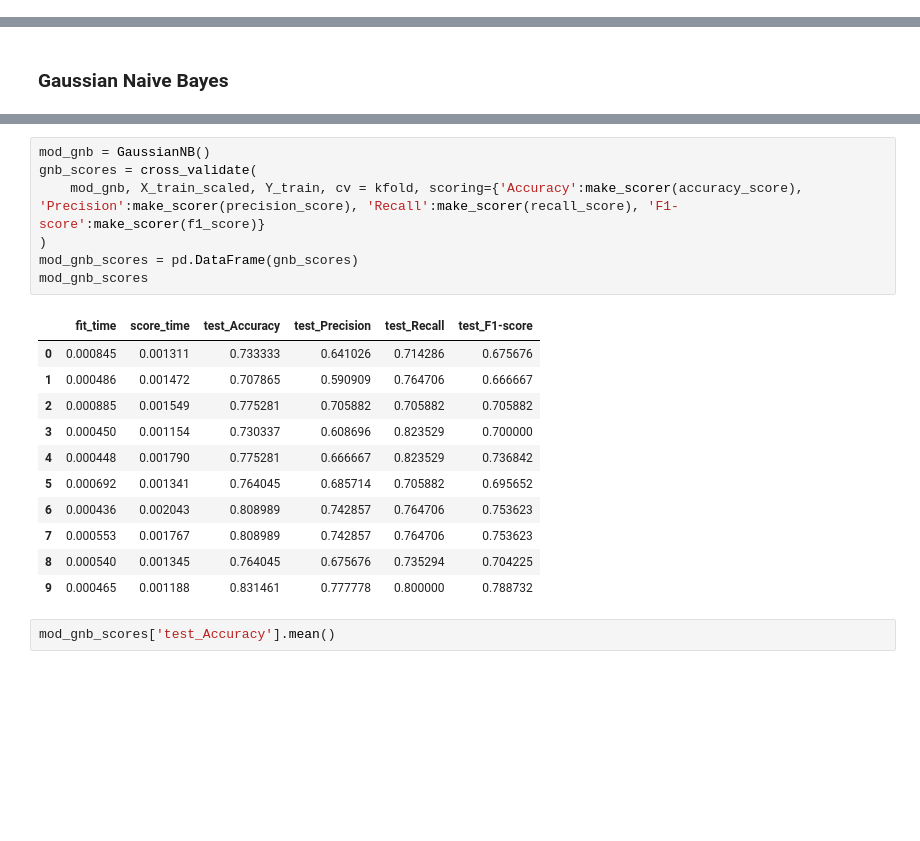
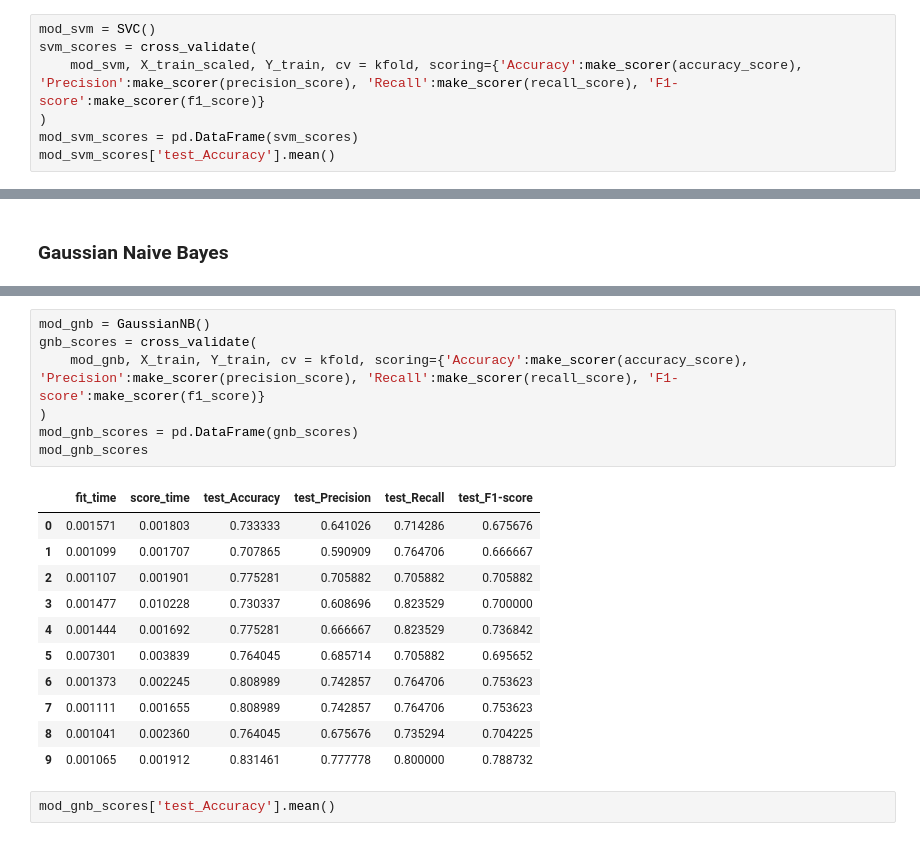
Before and after one commit to nvmcr/My_Portfolio, a Jupyter notebook: Notebook.ipynb, the cells around one changed output, grey strips where cells are left out. Drawn from its saved outputs; the diff is of its cells as text; blank space fills up the shorter version.

```diff
--- a/Notebook.ipynb
+++ b/Notebook.ipynb
@@ -663,0 +666,7 @@ mod_svm_scores['test_Accuracy'].mean()
+# %%
+mod_svm = SVC()
+svm_scores = cross_validate(
+    mod_svm, X_train_scaled, Y_train, cv = kfold, scoring={'Accuracy':make_scorer(accuracy_score), 'Precision':make_scorer(precision_score), 'Recall':make_scorer(recall_score), 'F1-score':make_scorer(f1_score)}
+)
+mod_svm_scores = pd.DataFrame(svm_scores)
+mod_svm_scores['test_Accuracy'].mean()
@@ -812,22 +838,22 @@ Mostly used for text based calssifiactions, Naive Bayes is a popular ML techniqu
 # %%
 mod_gnb = GaussianNB()
 gnb_scores = cross_validate(
-    mod_gnb, X_train_scaled, Y_train, cv = kfold, scoring={'Accuracy':make_scorer(accuracy_score), 'Precision':make_scorer(precision_score), 'Recall':make_scorer(recall_score), 'F1-score':make_scorer(f1_score)}
+    mod_gnb, X_train, Y_train, cv = kfold, scoring={'Accuracy':make_scorer(accuracy_score), 'Precision':make_scorer(precision_score), 'Recall':make_scorer(recall_score), 'F1-score':make_scorer(f1_score)}
 )
 mod_gnb_scores = pd.DataFrame(gnb_scores)
 mod_gnb_scores
 # %% [output]
 |  | fit_time | score_time | test_Accuracy | test_Precision | test_Recall | test_F1-score |
-| 0 | 0.000845 | 0.001311 | 0.733333 | 0.641026 | 0.714286 | 0.675676 |
-| 1 | 0.000486 | 0.001472 | 0.707865 | 0.590909 | 0.764706 | 0.666667 |
-| 2 | 0.000885 | 0.001549 | 0.775281 | 0.705882 | 0.705882 | 0.705882 |
-| 3 | 0.000450 | 0.001154 | 0.730337 | 0.608696 | 0.823529 | 0.700000 |
-| 4 | 0.000448 | 0.001790 | 0.775281 | 0.666667 | 0.823529 | 0.736842 |
-| 5 | 0.000692 | 0.001341 | 0.764045 | 0.685714 | 0.705882 | 0.695652 |
-| 6 | 0.000436 | 0.002043 | 0.808989 | 0.742857 | 0.764706 | 0.753623 |
-| 7 | 0.000553 | 0.001767 | 0.808989 | 0.742857 | 0.764706 | 0.753623 |
-| 8 | 0.000540 | 0.001345 | 0.764045 | 0.675676 | 0.735294 | 0.704225 |
-| 9 | 0.000465 | 0.001188 | 0.831461 | 0.777778 | 0.800000 | 0.788732 |
+| 0 | 0.001571 | 0.001803 | 0.733333 | 0.641026 | 0.714286 | 0.675676 |
+| 1 | 0.001099 | 0.001707 | 0.707865 | 0.590909 | 0.764706 | 0.666667 |
+| 2 | 0.001107 | 0.001901 | 0.775281 | 0.705882 | 0.705882 | 0.705882 |
+| 3 | 0.001477 | 0.010228 | 0.730337 | 0.608696 | 0.823529 | 0.700000 |
+| 4 | 0.001444 | 0.001692 | 0.775281 | 0.666667 | 0.823529 | 0.736842 |
+| 5 | 0.007301 | 0.003839 | 0.764045 | 0.685714 | 0.705882 | 0.695652 |
+| 6 | 0.001373 | 0.002245 | 0.808989 | 0.742857 | 0.764706 | 0.753623 |
+| 7 | 0.001111 | 0.001655 | 0.808989 | 0.742857 | 0.764706 | 0.753623 |
+| 8 | 0.001041 | 0.002360 | 0.764045 | 0.675676 | 0.735294 | 0.704225 |
+| 9 | 0.001065 | 0.001912 | 0.831461 | 0.777778 | 0.800000 | 0.788732 |
 # %%
 mod_gnb_scores['test_Accuracy'].mean()
 # %% [output]
```
Also changed, not shown: parts of 42 cells of this notebook.
